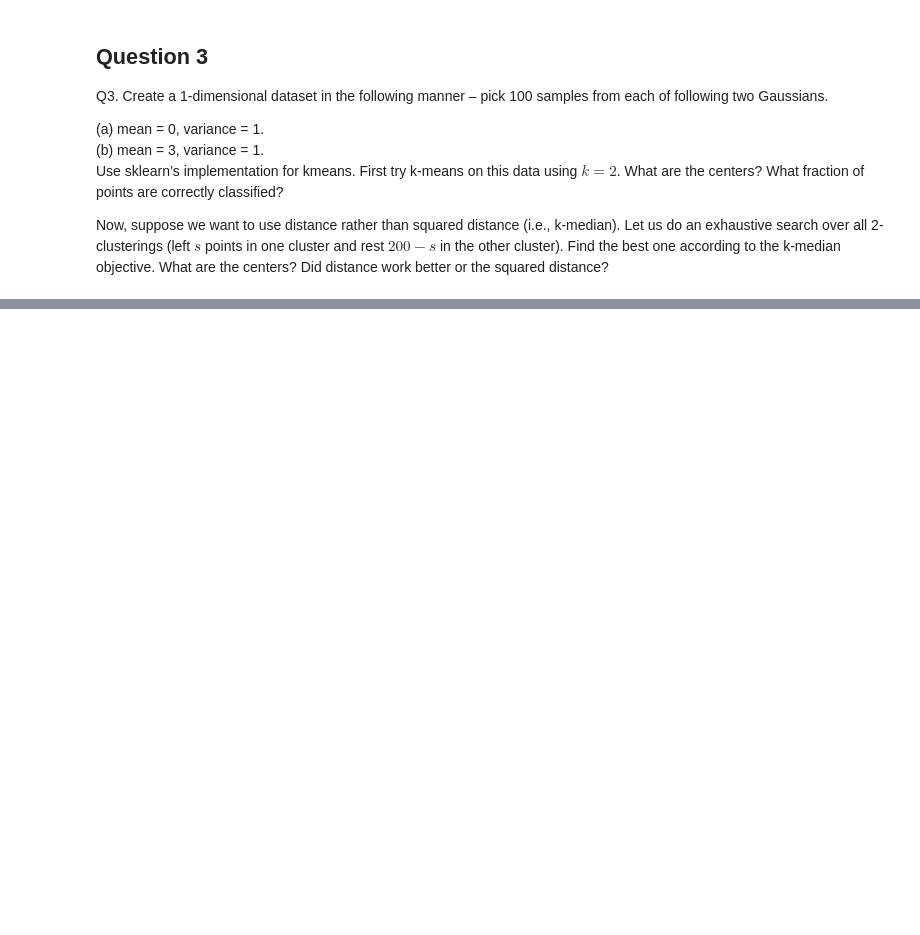
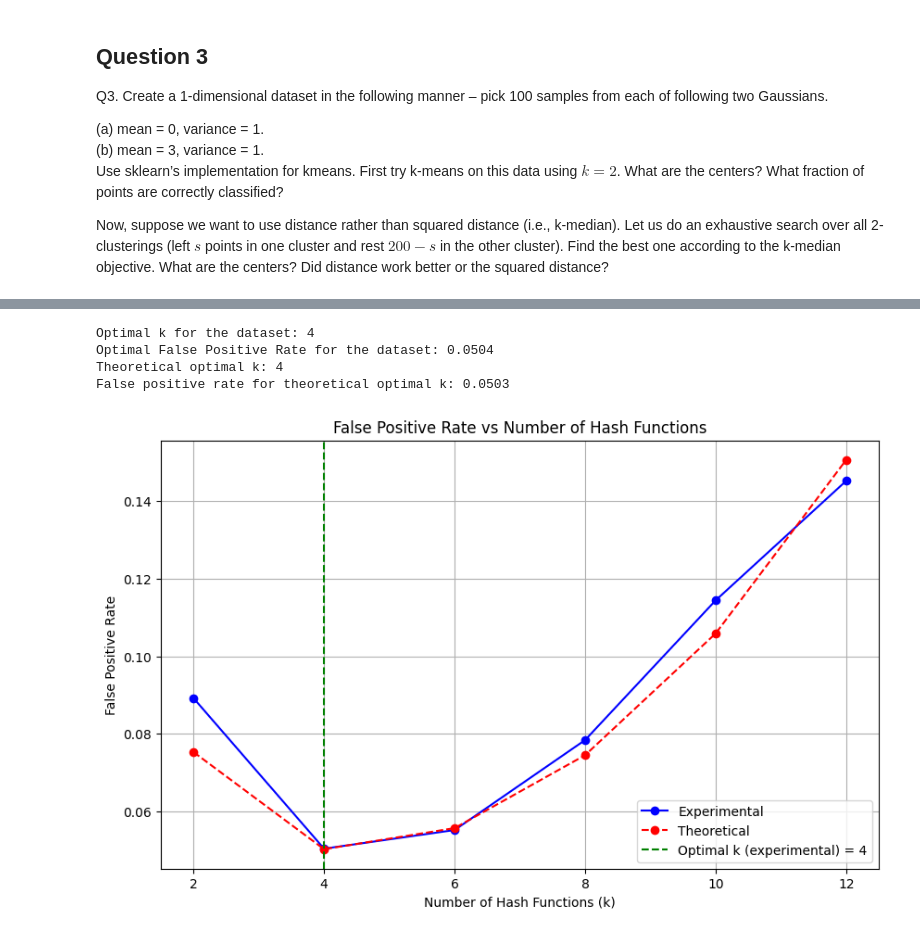
Before and after one commit to ShardulJunagade/CS328-Data-Science-Assignments, a Jupyter notebook: Assignment-2.ipynb, the cells around one changed output, grey strips where cells are left out. Saved outputs shown, nothing was run; the diff lists cells and outputs as text; code cells hidden in the pictures; blank space fills up the shorter version.

```diff
--- a/Assignment-2.ipynb
+++ b/Assignment-2.ipynb
@@ -572,0 +806,15 @@ plt.show()
+# %%
+corpus_size = 1000000
+query_size = 5000
+string_length = 100
+required_fp_rate = 0.05
+m = m_for_fp_rate(required_fp_rate, corpus_size)
+print("Value of m for required false positive rate:", m)        # size of bloom filter
+# m=1024
+k_values = [2, 4, 6, 8, 10, 12]          # number of hash functions
+
+run_dir = save_dirs[3] + "runs/"
+if not os.path.exists(run_dir):
+    os.makedirs(run_dir)
+run_file = run_dir + "bloom_run_" + datetime.datetime.now().strftime("%Y%m%d_%H%M%S") + ".txt"
+print("Run file:", run_file)
@@ -572,0 +824,3 @@ plt.show()
+# %%
+create_corpus = True
+run_bloom = True
@@ -572,0 +976,48 @@ plt.show()
+# %%
+k_values, fp_rates = zip(*fp_rate_results)
+
+optimal_k = k_values[np.argmin(fp_rates)]
+optimal_fp_rate = min(fp_rates)
+print(f"Optimal k for the dataset: {optimal_k}")
+print(f"Optimal False Positive Rate for the dataset: {optimal_fp_rate:.4f}")
+
+theo_opt_k = theoretical_optimal_k(m, corpus_size)
+theo_rates = [theoretical_fp_rate(m, corpus_size, k) for k in k_values]
+theo_fp_rate = theoretical_fp_rate(m, corpus_size, theo_opt_k)
+print(f"Theoretical optimal k: {theo_opt_k}")
+print(f"False positive rate for theoretical optimal k: {theo_fp_rate:.4f}")
+
+# save the optimal k and false positive rate
+if run_bloom:
+    with open(run_file, "a") as f:
+        f.write(f"\nOptimal k for the dataset: {optimal_k}\n")
+        f.write(f"Optimal False Positive Rate for the dataset: {optimal_fp_rate:.4f}\n")
+        f.write(f"\nTheoretical optimal k: {theo_opt_k}\n")
+        f.write(f"False positive rate for theoretical optimal k: {theo_fp_rate:.4f}\n")
+
+
+# Plotting the results
+plt.figure(figsize=(10, 6))
+plt.plot(k_values, fp_rates, 'bo-', label='Experimental')
+plt.plot(k_values, theo_rates, 'ro--', label='Theoretical')
+
+# Mark optimal k
+# plt.axvline(x=opt_k, color='g', linestyle='--', label=f'Optimal k (theoretical) = {opt_k}')
+# Find experimental optimal k
+exp_opt_k = k_values[fp_rates.index(min(fp_rates))]
+plt.axvline(x=exp_opt_k, color='g', linestyle='--', label=f'Optimal k (experimental) = {exp_opt_k}')
+
+plt.title('False Positive Rate vs Number of Hash Functions')
+plt.xlabel('Number of Hash Functions (k)')
+plt.ylabel('False Positive Rate')
+plt.xticks(k_values)
+plt.grid(True)
+plt.legend()
+plt.savefig(save_dirs[3] + "bloom_filter_fp_rate.png", dpi=300)
+plt.show()
+# %% [output]
+Optimal k for the dataset: 4
+Optimal False Positive Rate for the dataset: 0.0504
+Theoretical optimal k: 4
+False positive rate for theoretical optimal k: 0.0503
+[figure, added]
```
Also changed, not shown: parts of 36 cells of this notebook, 9 other files.
